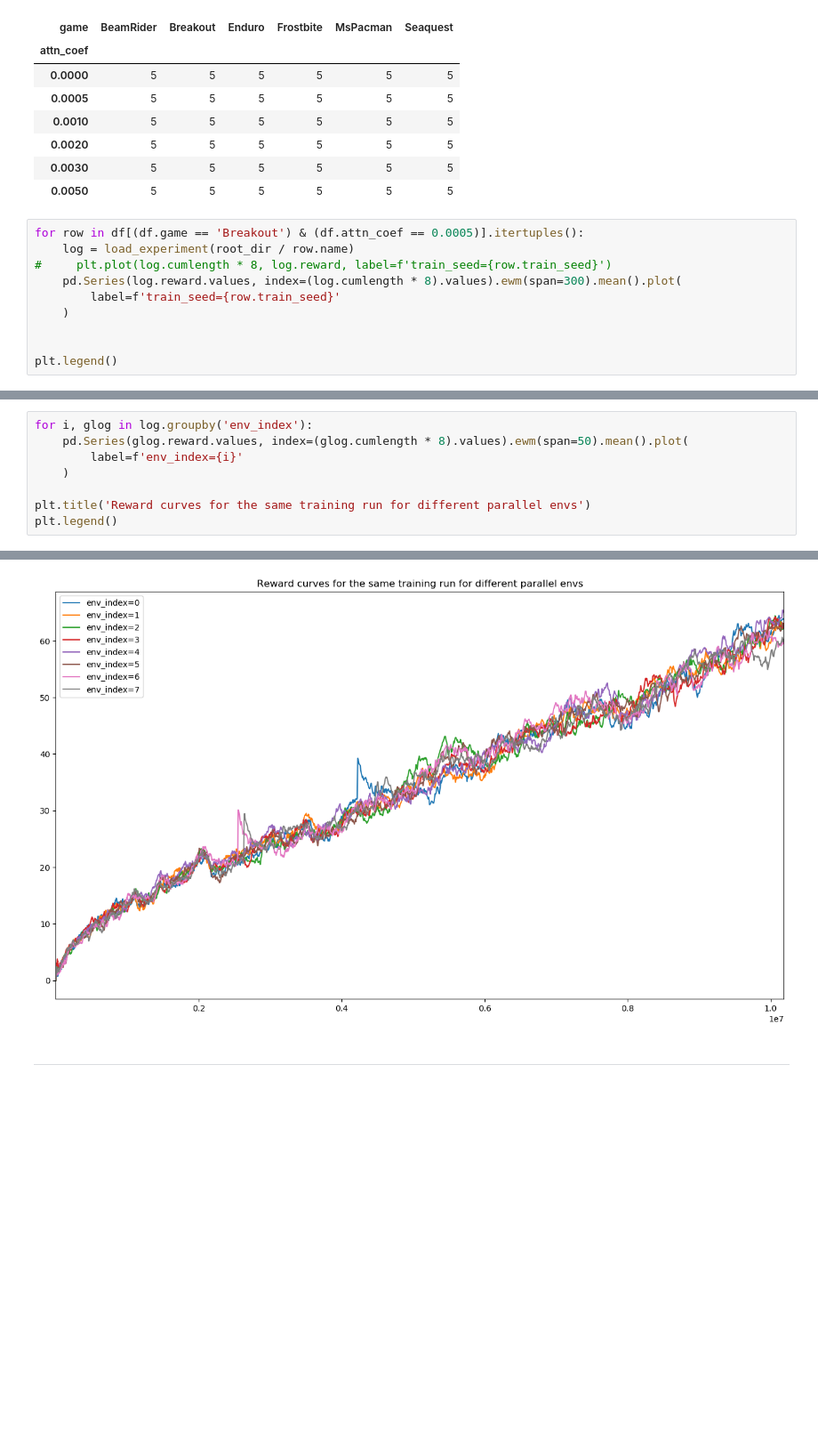
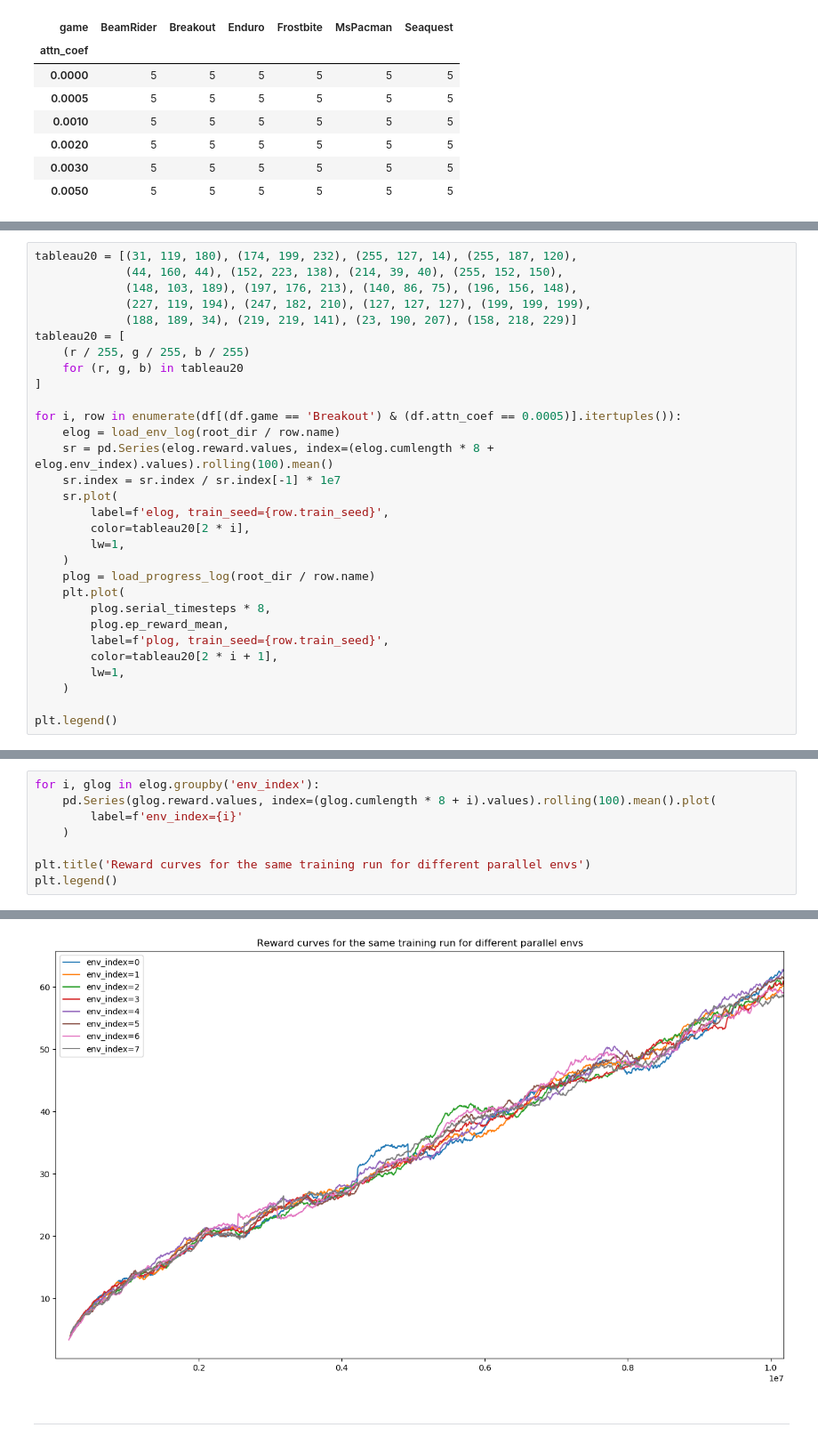
Before and after one commit to dniku/rl-attention, a Jupyter notebook: analysis/experiment_processing.ipynb, the cells around one changed output, grey strips where cells are left out. Shown at 89% size. Drawn from its saved outputs; the diff is of its cells as text; blank space fills up the shorter version.

```diff
--- a/analysis/experiment_processing.ipynb
+++ b/analysis/experiment_processing.ipynb
@@ -109,13 +132,3 @@ df.pivot_table(
 | 0.0020 | 5 | 5 | 5 | 5 | 5 | 5 |
 | 0.0030 | 5 | 5 | 5 | 5 | 5 | 5 |
 | 0.0050 | 5 | 5 | 5 | 5 | 5 | 5 |
-# %%
-for row in df[(df.game == 'Breakout') & (df.attn_coef == 0.0005)].itertuples():
-    log = load_experiment(root_dir / row.name)
-#     plt.plot(log.cumlength * 8, log.reward, label=f'train_seed={row.train_seed}')
-    pd.Series(log.reward.values, index=(log.cumlength * 8).values).ewm(span=300).mean().plot(
-        label=f'train_seed={row.train_seed}'
-    )
-
-
-plt.legend()
@@ -124,0 +135,30 @@ plt.legend()
+# %%
+tableau20 = [(31, 119, 180), (174, 199, 232), (255, 127, 14), (255, 187, 120),
+             (44, 160, 44), (152, 223, 138), (214, 39, 40), (255, 152, 150),
+             (148, 103, 189), (197, 176, 213), (140, 86, 75), (196, 156, 148),
+             (227, 119, 194), (247, 182, 210), (127, 127, 127), (199, 199, 199),
+             (188, 189, 34), (219, 219, 141), (23, 190, 207), (158, 218, 229)]
+tableau20 = [
+    (r / 255, g / 255, b / 255)
+    for (r, g, b) in tableau20
+]
+
+for i, row in enumerate(df[(df.game == 'Breakout') & (df.attn_coef == 0.0005)].itertuples()):
+    elog = load_env_log(root_dir / row.name)
+    sr = pd.Series(elog.reward.values, index=(elog.cumlength * 8 + elog.env_index).values).rolling(100).mean()
+    sr.index = sr.index / sr.index[-1] * 1e7
+    sr.plot(
+        label=f'elog, train_seed={row.train_seed}',
+        color=tableau20[2 * i],
+        lw=1,
+    )
+    plog = load_progress_log(root_dir / row.name)
+    plt.plot(
+        plog.serial_timesteps * 8,
+        plog.ep_reward_mean,
+        label=f'plog, train_seed={row.train_seed}',
+        color=tableau20[2 * i + 1],
+        lw=1,
+    )
+
+plt.legend()
@@ -125,14 +168,14 @@ plt.legend()
 # %%
-for i, glog in log.groupby('env_index'):
-    pd.Series(glog.reward.values, index=(glog.cumlength * 8).values).ewm(span=50).mean().plot(
+for i, glog in elog.groupby('env_index'):
+    pd.Series(glog.reward.values, index=(glog.cumlength * 8 + i).values).rolling(100).mean().plot(
         label=f'env_index={i}'
     )
 
 plt.title('Reward curves for the same training run for different parallel envs')
 plt.legend()
 # %% [output]
 <matplotlib.legend.Legend at 0x...>
-[figure, old version]
+[figure, new version]
 # %% [markdown]
 ---
 # %%
```
Also changed, not shown: parts of 13 cells of this notebook.
